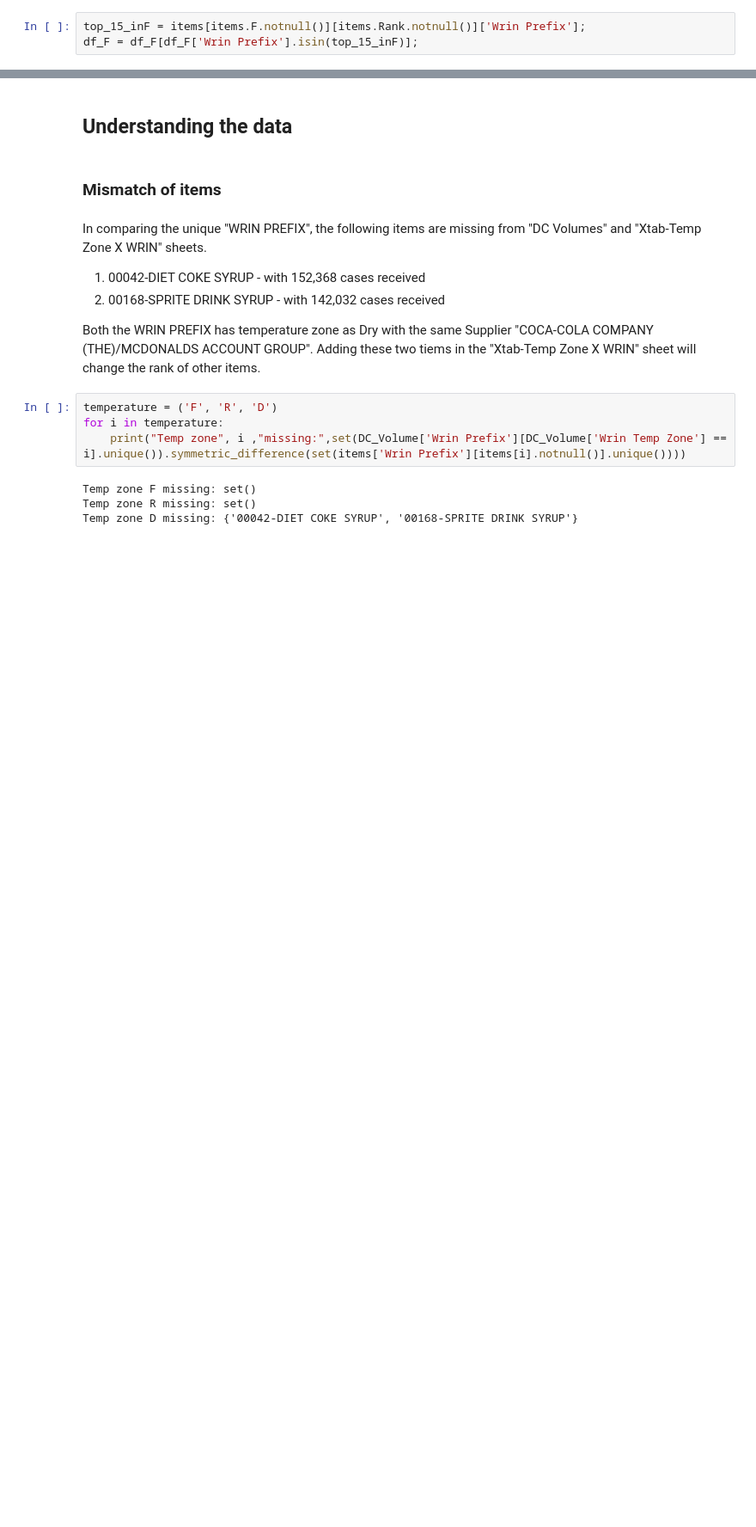
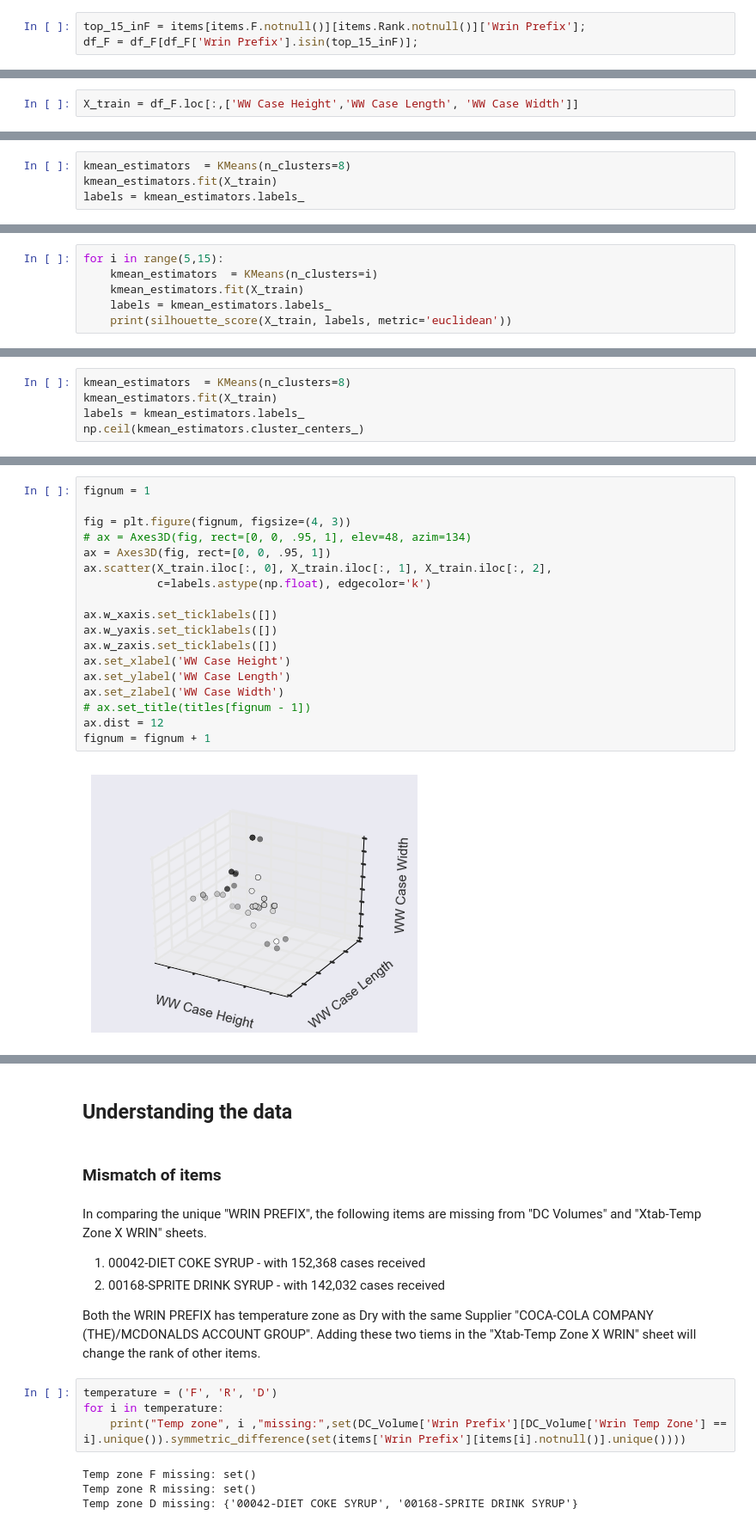
Before and after one commit to ChesterHsieh/RD_HAVI, a Jupyter notebook: Random_Oct4.ipynb, the cells around one changed output, grey strips where cells are left out. Shown at 86% size. Cells and saved outputs as stored; diff of their text form; blank space fills up the shorter version.

```diff
--- a/Random_Oct4.ipynb
+++ b/Random_Oct4.ipynb
@@ -67,0 +90,2 @@ df_F['WW Case Height']
+# %%
+X_train = df_F.loc[:,['WW Case Height','WW Case Length', 'WW Case Width']]
@@ -67,0 +99,4 @@ df_F['WW Case Height']
+# %%
+kmean_estimators  = KMeans(n_clusters=8)
+kmean_estimators.fit(X_train)
+labels = kmean_estimators.labels_
@@ -67,0 +107,6 @@ df_F['WW Case Height']
+# %%
+for i in range(5,15):
+    kmean_estimators  = KMeans(n_clusters=i)
+    kmean_estimators.fit(X_train)
+    labels = kmean_estimators.labels_
+    print(silhouette_score(X_train, labels, metric='euclidean'))
@@ -67,0 +124,5 @@ df_F['WW Case Height']
+# %%
+kmean_estimators  = KMeans(n_clusters=8)
+kmean_estimators.fit(X_train)
+labels = kmean_estimators.labels_
+np.ceil(kmean_estimators.cluster_centers_)
@@ -67,0 +149,20 @@ df_F['WW Case Height']
+# %%
+fignum = 1
+
+fig = plt.figure(fignum, figsize=(4, 3))
+# ax = Axes3D(fig, rect=[0, 0, .95, 1], elev=48, azim=134)
+ax = Axes3D(fig, rect=[0, 0, .95, 1])
+ax.scatter(X_train.iloc[:, 0], X_train.iloc[:, 1], X_train.iloc[:, 2],
+           c=labels.astype(np.float), edgecolor='k')
+
+ax.w_xaxis.set_ticklabels([])
+ax.w_yaxis.set_ticklabels([])
+ax.w_zaxis.set_ticklabels([])
+ax.set_xlabel('WW Case Height')
+ax.set_ylabel('WW Case Length')
+ax.set_zlabel('WW Case Width')
+# ax.set_title(titles[fignum - 1])
+ax.dist = 12
+fignum = fignum + 1
+# %% [output]
+[figure, added]
```
Also changed, not shown: parts of 19 cells of this notebook.
